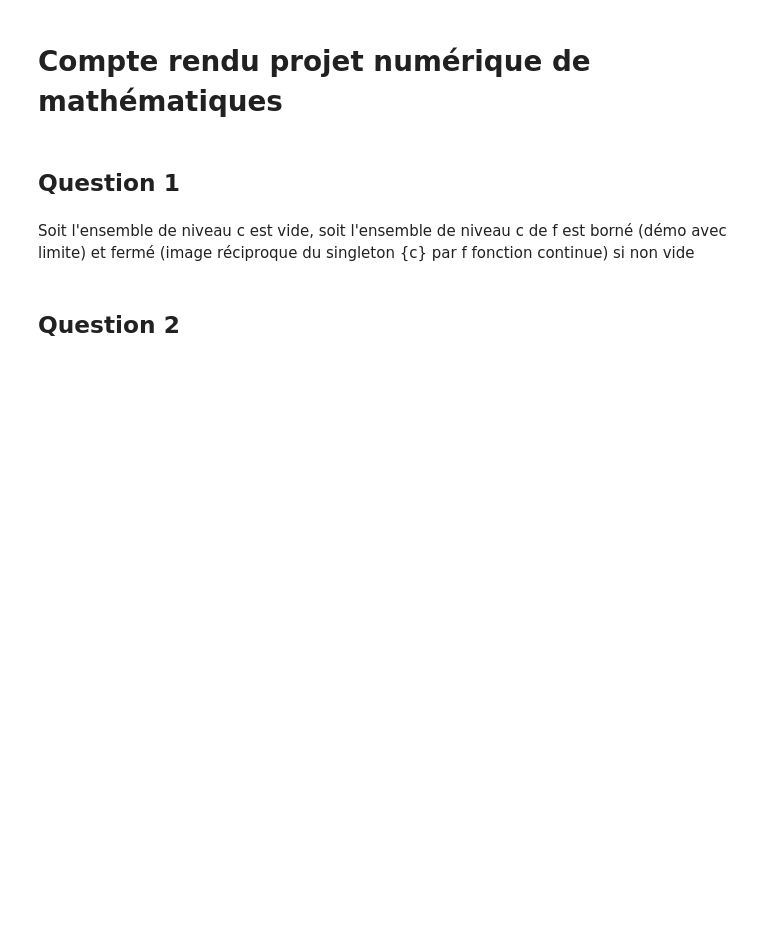
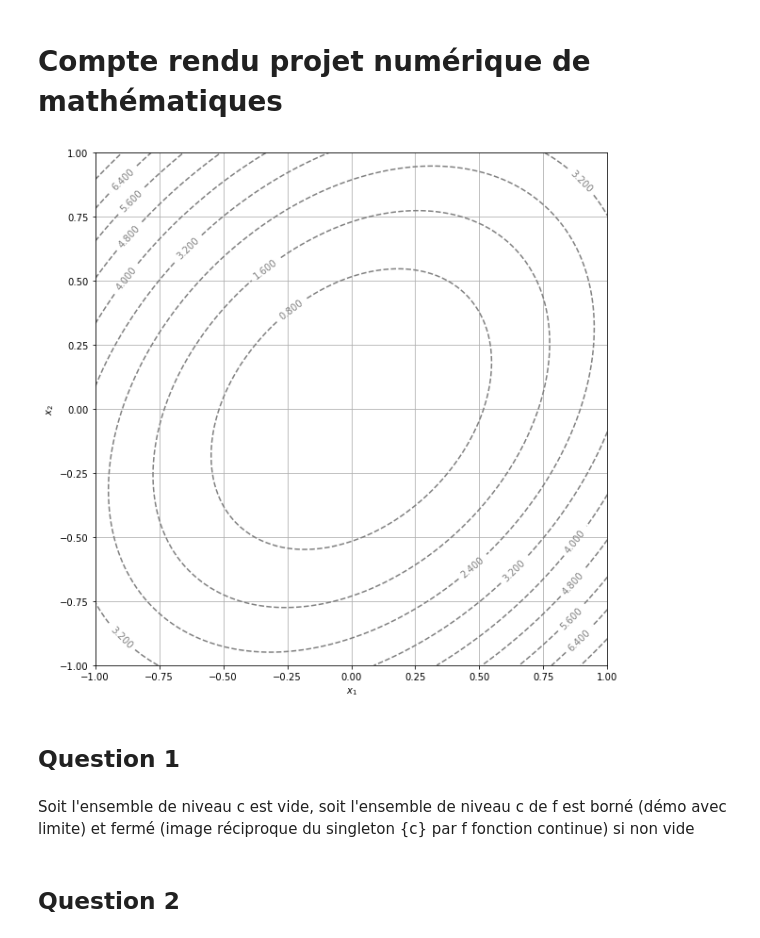
Before and after one commit to fllaser/projet-maths-diff, a Jupyter notebook: Rendu.ipynb, the cells around one changed output. Saved outputs shown, nothing was run; the diff lists cells and outputs as text; code cells hidden in the pictures; blank space fills up the shorter version.

```diff
--- a/Rendu.ipynb
+++ b/Rendu.ipynb
@@ -1,5 +1,78 @@
 # %% [markdown]
 # Compte rendu projet numérique de mathématiques
+# %%
+#Prémilinaires
+# Third-Party Libraries
+# ---------------------
+
+# Autograd & Numpy
+import autograd
+import autograd.numpy as np
+
+# Pandas
+import pandas as pd
+
+# Matplotlib
+import matplotlib as mpl
+import matplotlib.pyplot as plt
+plt.rcParams['figure.figsize'] = [10, 10] # [width, height] (inches).
+
+# Jupyter & IPython
+from IPython.display import display
+
+
+def grad(f):
+    g = autograd.grad
+    def grad_f(x, y):
+        return np.array([g(f, 0)(x, y), g(f, 1)(x, y)])
+    return grad_f
+
+
+def J(f):
+    j = autograd.jacobian
+    def J_f(x, y):
+        return np.array([j(f, 0)(x, y), j(f, 1)(x, y)]).T
+    return J_f
+
+def f(x, y):
+    return np.sin(x) + 2.0 * np.sin(y)
+
+grad_f = grad(f)
+
+grad_f(0.0, 0.0) # array([1., 2.])
+
+def f(x, y):
+    return np.array([x + 2 * y, 3 * x + 4 * y])
+
+J_f = J(f)
+
+J_f(0.0, 0.0) # array([[1., 2.], [3., 4.]])
+
+def display_contour(f, x, y, levels):
+    X, Y = np.meshgrid(x, y)
+    Z = f(X, Y)
+    fig, ax = plt.subplots()
+    contour_set = plt.contour(
+        X, Y, Z, colors="grey", linestyles="dashed",
+        levels=levels
+    )
+    ax.clabel(contour_set)
+    plt.grid(True)
+    plt.xlabel("$x_1$")
+    plt.ylabel("$x_2$")
+    plt.gca().set_aspect("equal")
+
+def f1(x1, x2):
+    x1 = np.array(x1)
+    x2 = np.array(x2)
+    return 3.0 * x1 * x1 - 2.0 * x1 * x2 + 3.0 * x2 * x2
+
+display_contour(f1, x=np.linspace(-1.0, 1.0, 100), y=np.linspace(-1.0, 1.0, 100), levels=10)
+
+N=100
+eps=1e-5
+# %% [output]
+[figure, added]
 # %% [markdown]
 ## Question 1
 # %% [markdown]
```
Also changed, not shown: parts of 6 cells of this notebook, 1 other file.
